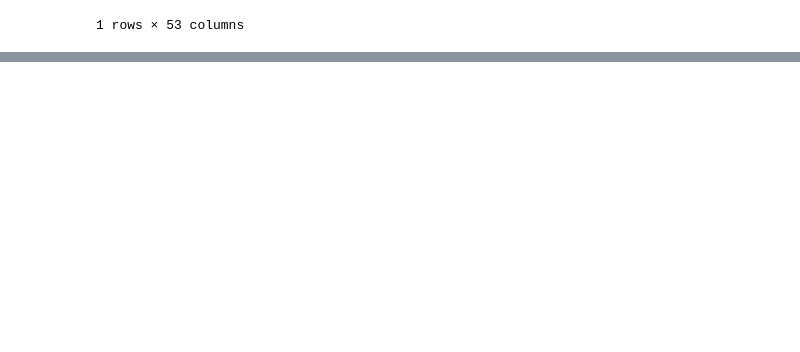
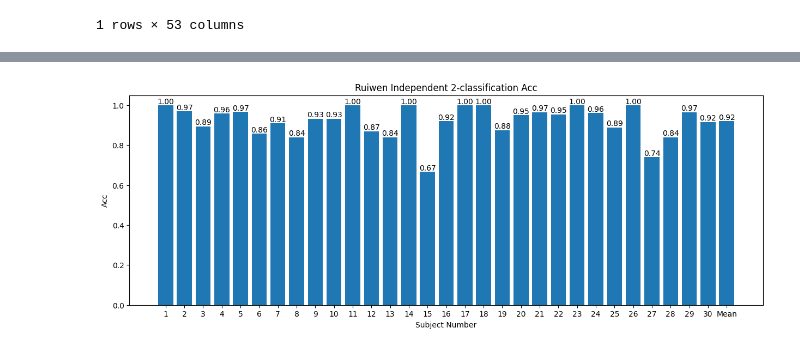
Before and after one commit to TowerToSky/multimodal_emotion_recognition, a Jupyter notebook: notebooks/analysis_res.ipynb, the cells around one changed output, grey strips where cells are left out. Saved outputs shown, nothing was run; the diff lists cells and outputs as text; code cells hidden in the pictures; blank space fills up the shorter version.

```diff
--- a/notebooks/analysis_res.ipynb
+++ b/notebooks/analysis_res.ipynb
@@ -245,0 +328,4 @@ final_df.head()
+# %%
+# 获取后33列的值
+new_df = df.iloc[:, -33:]
+new_df.head()
@@ -245,0 +548,41 @@ final_df.head()
+# %%
+def plot_raven_acc(path, dependent, date, num_classes):
+    df = pd.read_csv(path)
+    if dependent:
+        num_persons = 10
+        figsize = (int(num_persons / 2 * 1.5), 5)
+    else:
+        num_persons = 30
+        figsize = (15, 5)
+
+    df = df[df["timestamp"] == date].iloc[:, -(num_persons + 3) :]
+    acc = []
+    f1 = []
+    for i in range(num_persons):
+        acc_, f1_ = map(float, df.iloc[0, i].split("/"))
+        acc.append(acc_)
+        f1.append(f1_)
+    acc.append(np.mean(acc))
+    f1.append(np.mean(f1))
+    plt.figure(figsize=figsize)
+    plt.bar(np.arange(len(acc)), acc)
+    if dependent:
+        x_label = "Fold Number"
+    else:
+        x_label = "Subject Number"
+    plt.xlabel(x_label)
+    plt.ylabel("Acc")
+    plt.xticks(
+        np.arange(len(acc)),
+        list(np.arange(len(acc) - 1) + 1) + ["Mean"],
+    )
+    for i, a in enumerate(acc):
+        plt.text(i, a, "%.2f" % a, ha="center", va="bottom", fontsize=10)
+    plt.title(
+        f"Ruiwen {'Dependent' if dependent else 'Independent'} {num_classes}-classification Acc"
+    )
+    plt.show()
+# %%
+plot_raven_acc(path, dependent=False, date="2024-12-12_23-49-21", num_classes=2)
+# %% [output]
+[figure, added]
```
Also changed, not shown: parts of 25 cells of this notebook, 13 other files.
